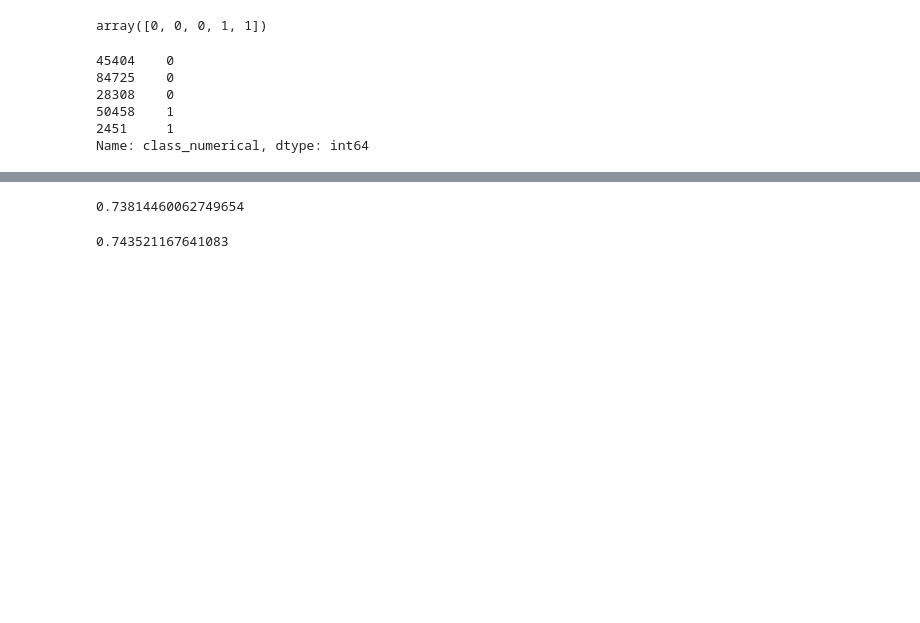
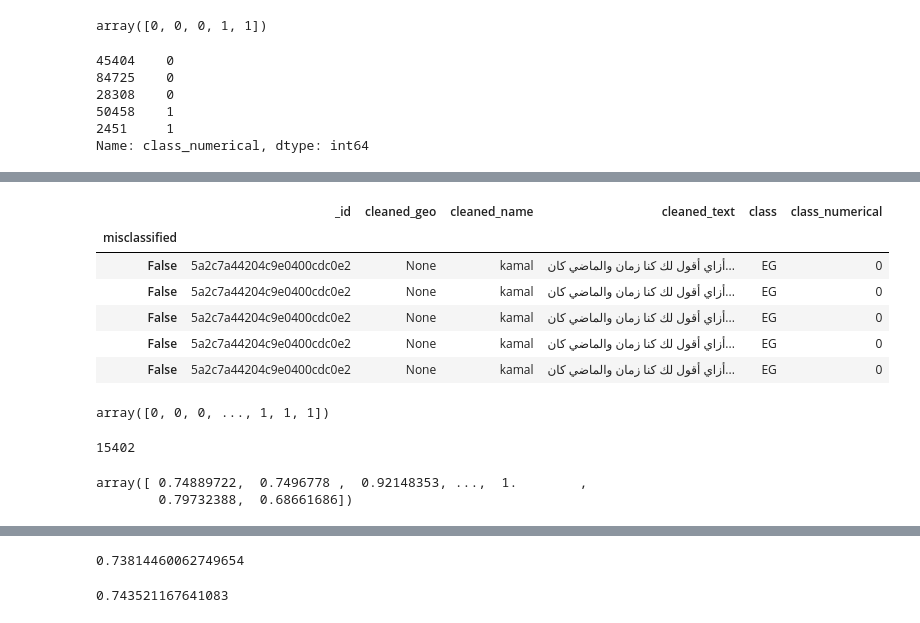
Before and after one commit to telsahy/capstone-52, a Jupyter notebook: topic_modeling_experiments/classifiers/classifiers_no_stopwords.ipynb, the cells around one changed output, grey strips where cells are left out. Cells and saved outputs as stored; diff of their text form; code cells hidden in the pictures; blank space fills up the shorter version.

```diff
--- a/topic_modeling_experiments/classifiers/classifiers_no_stopwords.ipynb
+++ b/topic_modeling_experiments/classifiers/classifiers_no_stopwords.ipynb
@@ -223,2 +252,4 @@ avg / total       0.83      0.83      0.83     48234
 # %%
 wrong_mask = y_test != (x_test_pred_proba[:,0]<.45).astype(int)
+# %%
+df_misclassified = df.filter(items=(wrong_mask == True), axis=0)
@@ -224,0 +265,12 @@ wrong_mask = y_test != (x_test_pred_proba[:,0]<.45).astype(int)
+# %%
+df_misclassified = df_misclassified.rename_axis('misclassified')
+# %%
+df_misclassified.head()
+# %% [output]
+|  | _id | cleaned_geo | cleaned_name | cleaned_text | class | class_numerical |
+| misclassified |  |  |  |  |  |  |
+| False | 5a2c7a44204c9e0400cdc0e2 | None | kamal | أزاي أقول لك كنا زمان والماضي كان... | EG | 0 |
+| False | 5a2c7a44204c9e0400cdc0e2 | None | kamal | أزاي أقول لك كنا زمان والماضي كان... | EG | 0 |
+| False | 5a2c7a44204c9e0400cdc0e2 | None | kamal | أزاي أقول لك كنا زمان والماضي كان... | EG | 0 |
+| False | 5a2c7a44204c9e0400cdc0e2 | None | kamal | أزاي أقول لك كنا زمان والماضي كان... | EG | 0 |
+| False | 5a2c7a44204c9e0400cdc0e2 | None | kamal | أزاي أقول لك كنا زمان والماضي كان... | EG | 0 |
@@ -225,4 +279,5 @@ wrong_mask = y_test != (x_test_pred_proba[:,0]<.45).astype(int)
 # %%
-# lower scores mask
-#confidence_mask = (x_test_pred_proba[:,0]<.55)|(x_test_pred_proba[:,0]>.45)
+(x_test_pred_proba[:,0]<.45).astype(int)
+# %% [output]
+array([0, 0, 0, ..., 1, 1, 1])
 # %%
@@ -230 +285,10 @@ confidence_mask = (x_test_pred_proba[:,0]<.2)|(x_test_pred_proba[:,0]>.8)
+# %%
+confidence_mask.sum()
+# %% [output]
+15402
+# %%
+x_test_pred_proba[confidence_mask, 0]
+# %% [output]
+array([ 0.74889722,  0.7496778 ,  0.92148353, ...,  1.        ,
+        0.79732388,  0.68661686])
 # %%
```
Also changed, not shown: parts of 25 cells of this notebook, 1 other file.
